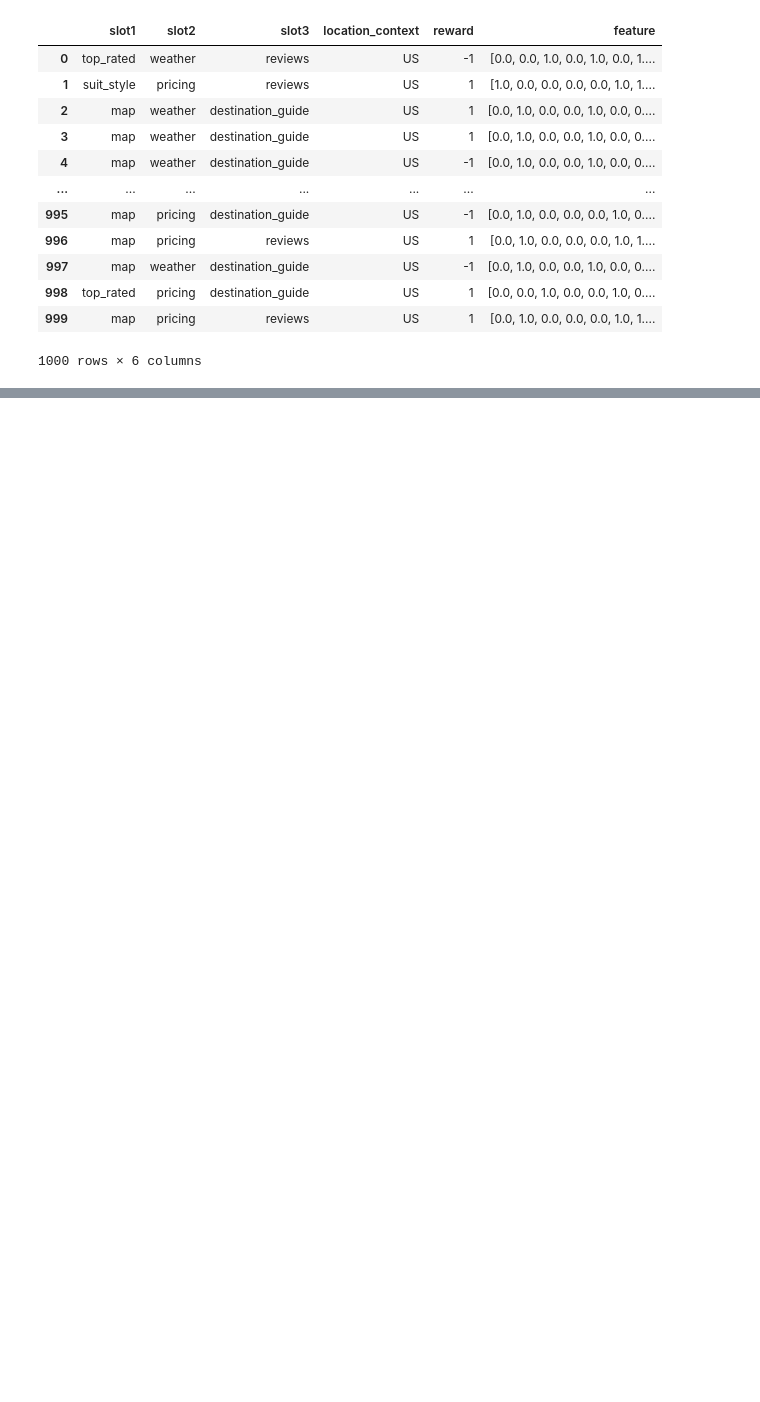
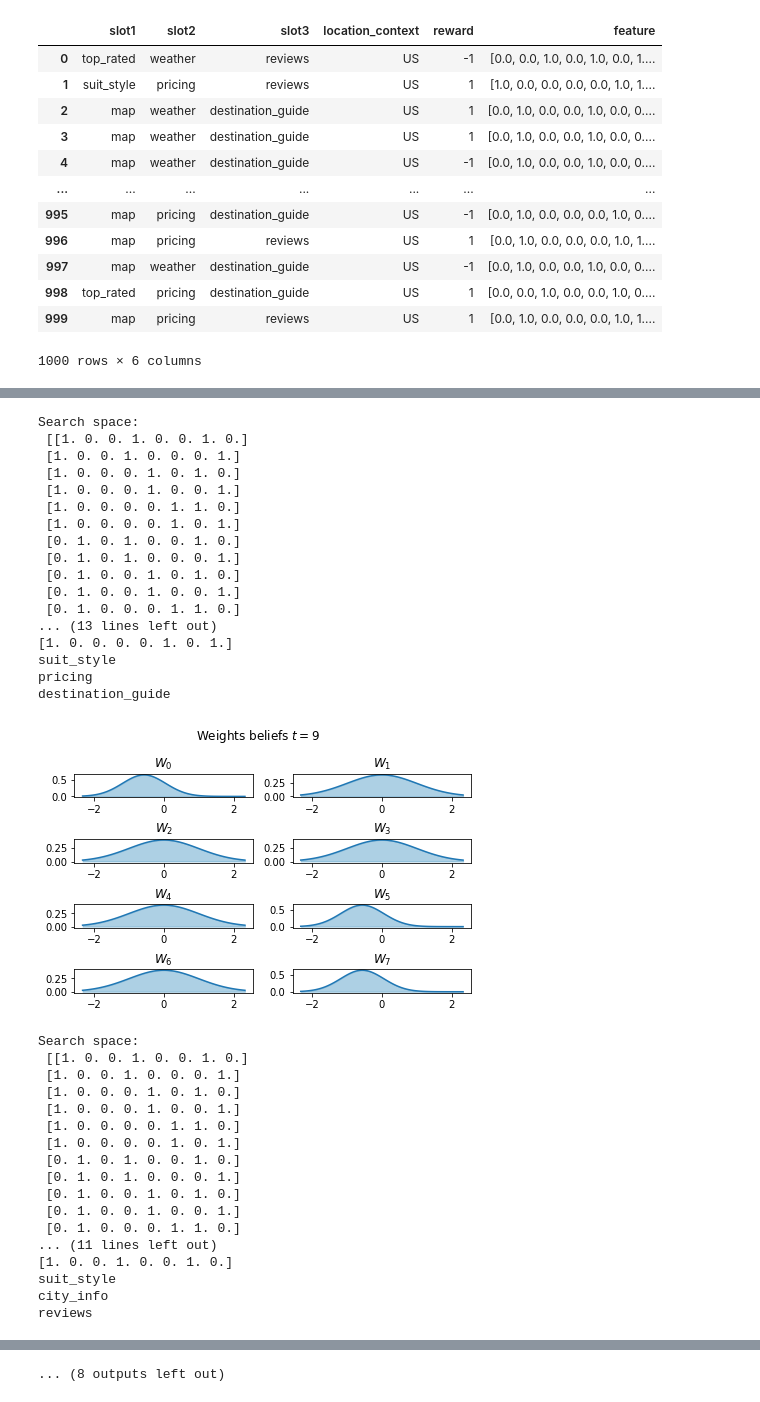
Before and after one commit to rfdickerson/multiarmed-bandits, a Jupyter notebook: Contextual Bandits.ipynb, the cells around one changed output, grey strips where cells are left out. Cells and saved outputs as stored; diff of their text form; code cells hidden in the pictures; blank space fills up the shorter version.

```diff
--- a/Contextual Bandits.ipynb
+++ b/Contextual Bandits.ipynb
@@ -305,21 +320,41 @@ df
 | 999 | map | pricing | reviews | US | 1 | [0.0, 1.0, 0.0, 0.0, 0.0, 1.0, 1.... |
 1000 rows × 6 columns
 # %%
-def thompson_loop():
-
-    # generate the cross product of slot space
+def search_space():
     b = itertools.product(choices_slot_1, choices_slot_2, choices_slot_3)
     c = [feature_vector(*x) for x in b]
-    B = np.row_stack(c)
+    S = np.row_stack(c)
+    print("Search space: \n {}".format(S))
+    return S
 
-    print("Search space: \n {}".format(B))
+def thompson_step(mu, sigma):
 
-    s = np.sum(w_tilde * B, axis=1)
+    # get context
+    c = "US"
+
+    # sample from the weights posterior
+    w = np.random.normal(mu, sigma)
+
+    # generate the search space
+    S = search_space()
+
+    # compute the posteriors for each
+    s = np.sum(w * S, axis=1)
     s = norm.cdf(s)
-    print("Probability of reward")
+    print("Probabilities of reward")
     print(s)
 
+    # find the most likely layout
     best_index = np.argmin(s)
     best_layout = B[best_index]
     print(best_layout)
     describe_features(best_layout)
+
+    #simulate and observe behavior
+
+
+    mu, sigma = update(mu, sigma, best_layout, reward)
+
+    plot_weights(mu, sigma, i)
+
+    return mu, sigma
@@ -347,0 +361,44 @@ destination_guide
+# %%
+mu = np.zeros(d)
+sigma = np.ones(d)
+
+H = pd.DataFrame(columns=["slot1", "slot2", "slot3"])
+
+for t in range(10):
+    thompson_step(mu, sigma)
+# %% [output]
+Search space:
+ [[1. 0. 0. 1. 0. 0. 1. 0.]
+ [1. 0. 0. 1. 0. 0. 0. 1.]
+ [1. 0. 0. 0. 1. 0. 1. 0.]
+ [1. 0. 0. 0. 1. 0. 0. 1.]
+ [1. 0. 0. 0. 0. 1. 1. 0.]
+ [1. 0. 0. 0. 0. 1. 0. 1.]
+ [0. 1. 0. 1. 0. 0. 1. 0.]
+ [0. 1. 0. 1. 0. 0. 0. 1.]
+ [0. 1. 0. 0. 1. 0. 1. 0.]
+ [0. 1. 0. 0. 1. 0. 0. 1.]
+ [0. 1. 0. 0. 0. 1. 1. 0.]
+... (13 lines left out)
+[1. 0. 0. 0. 0. 1. 0. 1.]
+suit_style
+pricing
+destination_guide
+[figure, added]
+Search space:
+ [[1. 0. 0. 1. 0. 0. 1. 0.]
+ [1. 0. 0. 1. 0. 0. 0. 1.]
+ [1. 0. 0. 0. 1. 0. 1. 0.]
+ [1. 0. 0. 0. 1. 0. 0. 1.]
+ [1. 0. 0. 0. 0. 1. 1. 0.]
+ [1. 0. 0. 0. 0. 1. 0. 1.]
+ [0. 1. 0. 1. 0. 0. 1. 0.]
+ [0. 1. 0. 1. 0. 0. 0. 1.]
+ [0. 1. 0. 0. 1. 0. 1. 0.]
+ [0. 1. 0. 0. 1. 0. 0. 1.]
+ [0. 1. 0. 0. 0. 1. 1. 0.]
+... (11 lines left out)
+[1. 0. 0. 1. 0. 0. 1. 0.]
+suit_style
+city_info
+reviews
@@ -347,0 +478 @@ destination_guide
+... (8 outputs left out)
```
Also changed, not shown: parts of 9 cells of this notebook.
